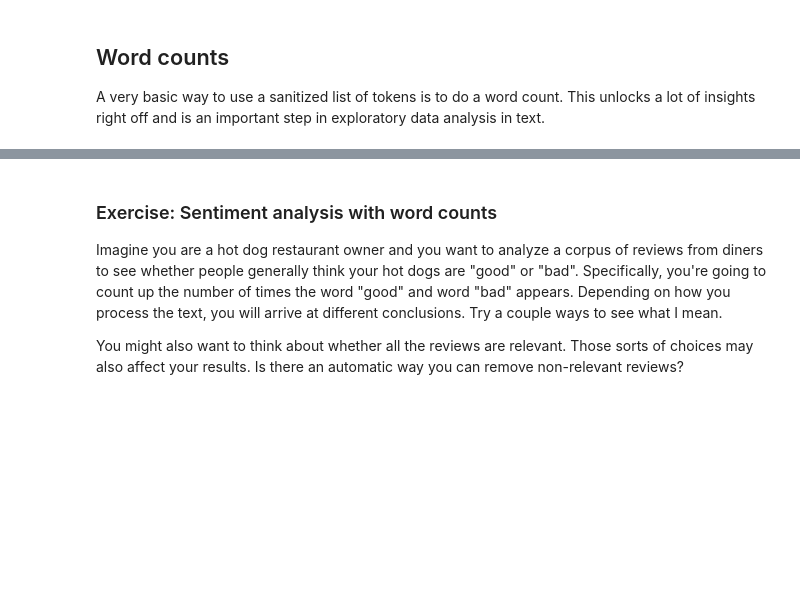
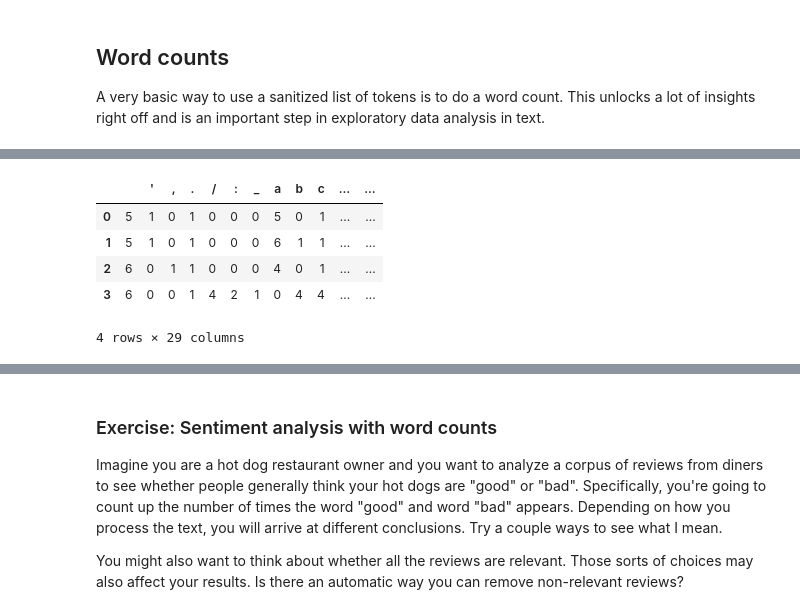
Before and after one commit to bpben/nlp_lessons, a Jupyter notebook: notebooks_instructor/week_1_intro.ipynb, the cells around one changed output, grey strips where cells are left out. Saved outputs shown, nothing was run; the diff lists cells and outputs as text; code cells hidden in the pictures; blank space fills up the shorter version.

```diff
--- a/notebooks_instructor/week_1_intro.ipynb
+++ b/notebooks_instructor/week_1_intro.ipynb
@@ -299,0 +431,12 @@ dict(zip(cv.get_feature_names(), v.sum(axis=0)))
+# %%
+# character-level
+cv = CountVectorizer(analyzer='char')
+v = cv.fit_transform(text_data).toarray()
+pd.DataFrame(v, columns=cv.get_feature_names())
+# %% [output]
+|  |  | ' | , | . | / | : | _ | a | b | c | ... | ... |
+| 0 | 5 | 1 | 0 | 1 | 0 | 0 | 0 | 5 | 0 | 1 | ... | ... |
+| 1 | 5 | 1 | 0 | 1 | 0 | 0 | 0 | 6 | 1 | 1 | ... | ... |
+| 2 | 6 | 0 | 1 | 1 | 0 | 0 | 0 | 4 | 0 | 1 | ... | ... |
+| 3 | 6 | 0 | 0 | 1 | 4 | 2 | 1 | 0 | 4 | 4 | ... | ... |
+4 rows × 29 columns
```
Also changed, not shown: parts of 30 cells of this notebook.
